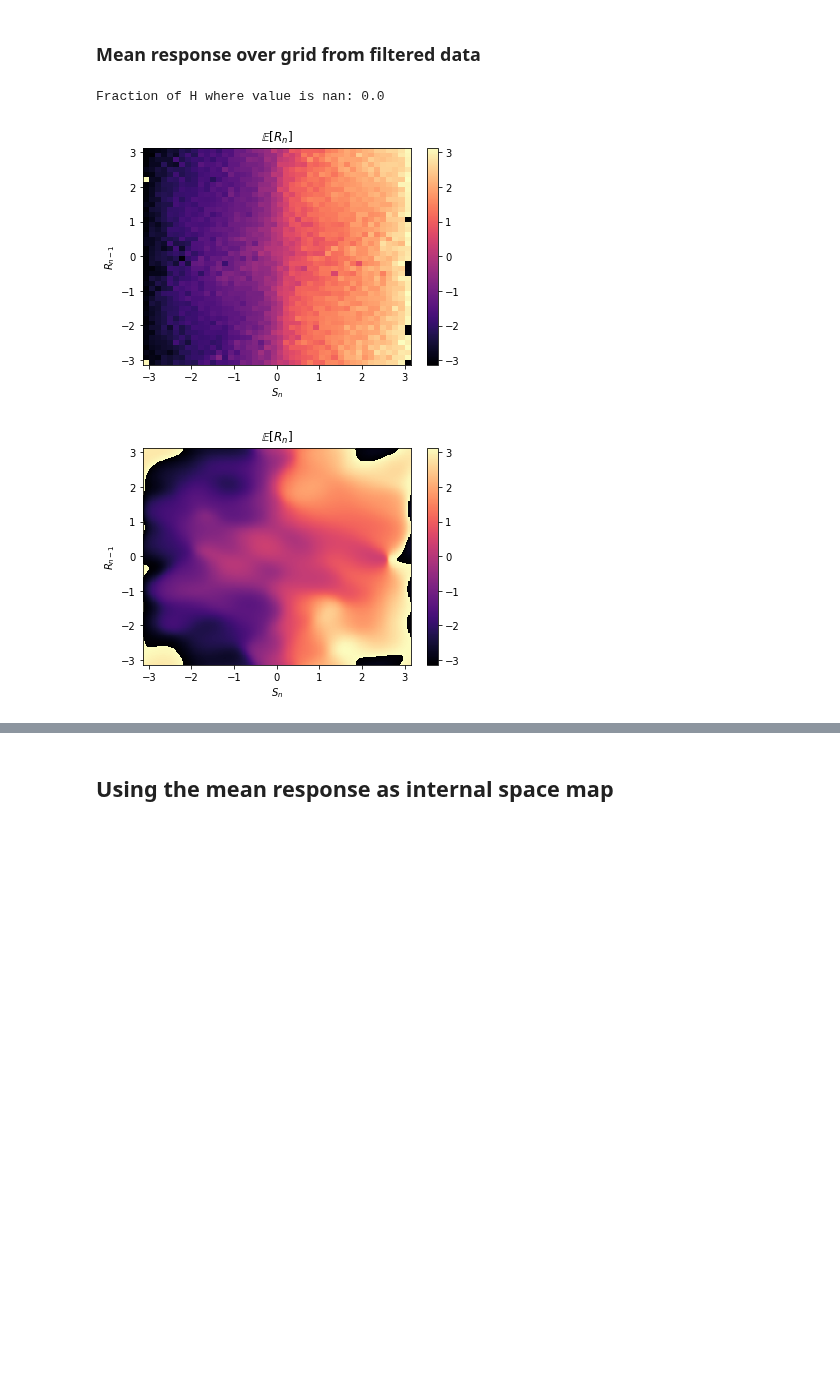
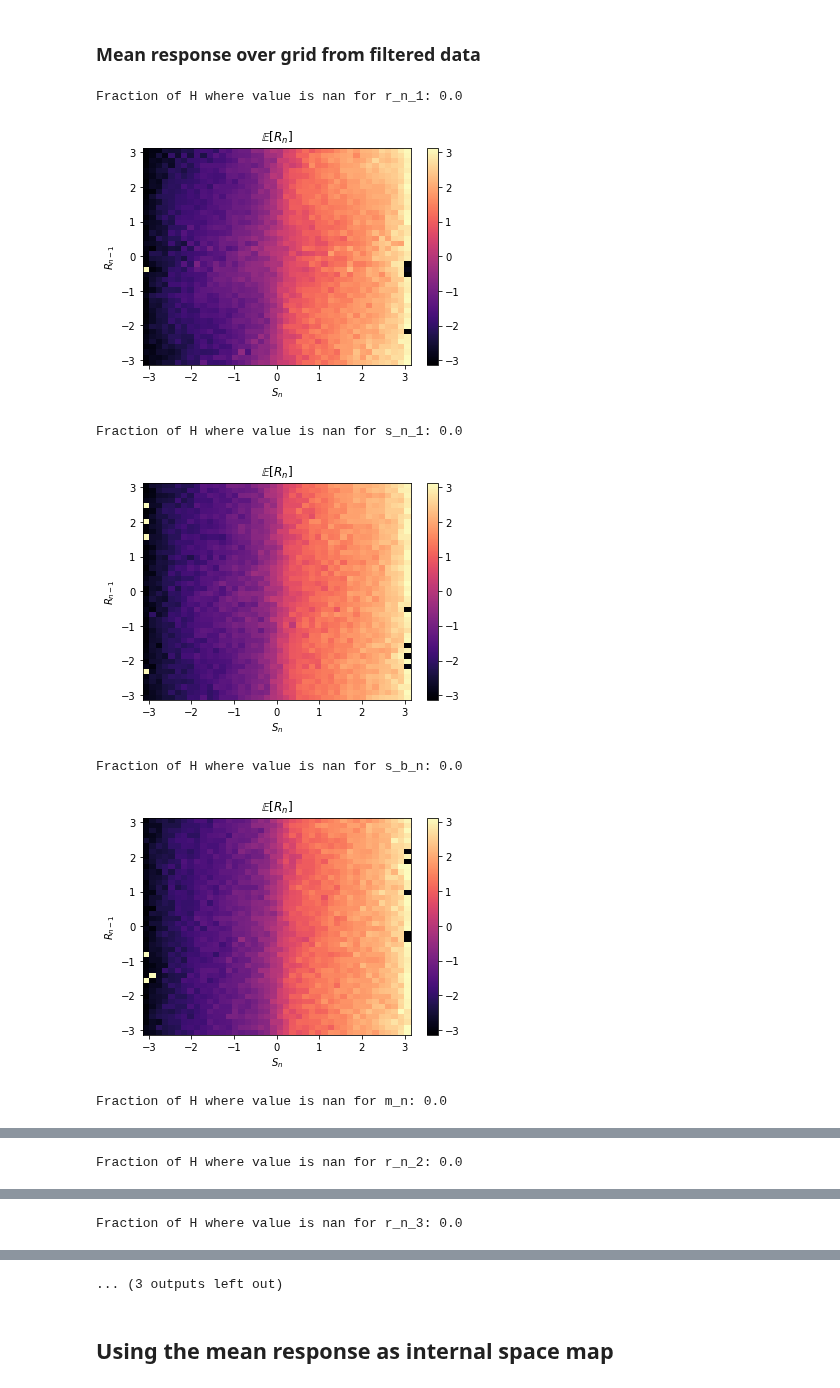
Before and after one commit to ak47na/multisensory_causal_inference, a Jupyter notebook: serial_dependence.ipynb, the cells around one changed output, grey strips where cells are left out. Saved outputs shown, nothing was run; the diff lists cells and outputs as text; code cells hidden in the pictures; blank space fills up the shorter version.

Commit message:
save raw data <<GAM>> for all regressors

```diff
--- a/serial_dependence.ipynb
+++ b/serial_dependence.ipynb
@@ -53,3 +72,4 @@ plt.show()
 # %%
+filtered_gam_data['full_pdf_mat'] = {}
 gam_data = filtered_gam_data
 r_n_key = 'r_n'
@@ -88,34 +110,44 @@ plt.show()
 [figure]
 # %% [markdown]
 ### Mean response over grid from filtered data
+# %%
+reg_keys = ['r_n_1', 's_n_1', 's_b_n', 'm_n', 'r_n_2', 'r_n_3', 'r_n_4']
+gam_data['full_pdf_mat'] = {}
 # %%
 # TODO: For matching Peter's binsize, the histogram has 70% nan values; Fill missing values using linear interp,
 # Gaussian smooting or circular-distance transforms (i.e. nearest non-nan cell). For now, use coarse binning.
-binning = 44
+binning = 42
 circmean_mpi_pi = lambda x: circmean(x, high=np.pi, low=-np.pi)
-H, xedges, yedges, binnumber = binned_statistic_2d(y=gam_data['r_n'][:-1], x=gam_data['s_n'][1:],
-                                                   values=gam_data['r_n'][1:],
-                                            statistic=circmean_mpi_pi, bins=binning, expand_binnumbers=True)
-XX, YY = np.meshgrid(xedges, yedges)
-print(f'Fraction of H where value is nan: {np.sum(np.isnan(H)) / H.size}')
+for reg_key in reg_keys:
+       H, xedges, yedges, binnumber = binned_statistic_2d(y=gam_data['reg_dict'][reg_key],
+                                                          x=gam_data['reg_dict']['s_n'],
+                                                        values=gam_data['reg_dict']['r_n'],
+                                                 statistic=circmean_mpi_pi, bins=binning, expand_binnumbers=True)
+       XX, YY = np.meshgrid(xedges, yedges)
+       gam_data['full_pdf_mat'][reg_key] = H
+       print(f'Fraction of H where value is nan for {reg_key}: {np.sum(np.isnan(H)) / H.size}')
 
-plt.pcolormesh(XX,YY,H.T,cmap='magma')#,vmin=-0.4,vmax=0.4)
-plt.colorbar()
-plt.xlabel('$S_{n}$')
-plt.ylabel('$R_{n-1}$')
-plt.title('$\mathbb{E}[R_{n}]$')
-plt.show()
+       plt.pcolormesh(XX,YY,H.T,cmap='magma')#,vmin=-0.4,vmax=0.4)
+       plt.colorbar()
+       plt.xlabel('$S_{n}$')
+       plt.ylabel('$R_{n-1}$')
+       plt.title('$\mathbb{E}[R_{n}]$')
+       plt.show()
 
-_, xedges_250, yedges_250, _ = binned_statistic_2d(y=gam_data['r_n'][:-1], x=gam_data['s_n'][1:],
-                                                   values=gam_data['r_n'][1:],
+_, xedges_250, yedges_250, _ = binned_statistic_2d(y=gam_data['reg_dict']['r_n'][:-1], x=gam_data['reg_dict']['s_n'][1:],
+                                                   values=gam_data['reg_dict']['r_n'][1:],
                                             statistic=circmean_mpi_pi, bins=250, expand_binnumbers=True)
 plt.pcolormesh(*np.meshgrid(xedges_250, yedges_250),Peter_gam_data['full_pdf_mat'][:, :, 0],cmap='magma')
 plt.colorbar()
 plt.xlabel('$S_{n}$')
 plt.ylabel('$R_{n-1}$')
 plt.title('$\mathbb{E}[R_{n}]$')
 plt.show()
 # %% [output]
-Fraction of H where value is nan: 0.0
+Fraction of H where value is nan for r_n_1: 0.0
-[figure, old version]
+[figure, new version]
+Fraction of H where value is nan for s_n_1: 0.0
-[figure, old version]
+[figure, new version]
+Fraction of H where value is nan for s_b_n: 0.0
+[figure, added]
+Fraction of H where value is nan for m_n: 0.0
@@ -121,0 +155 @@ Fraction of H where value is nan: 0.0
+Fraction of H where value is nan for r_n_2: 0.0
@@ -121,0 +157 @@ Fraction of H where value is nan: 0.0
+Fraction of H where value is nan for r_n_3: 0.0
@@ -122,3 +159,4 @@ Fraction of H where value is nan: 0.0
+... (3 outputs left out)
 # %% [markdown]
 ## Using the mean response as internal space map
 # %%
```
Also changed, not shown: parts of 9 cells of this notebook, 1 other file.
